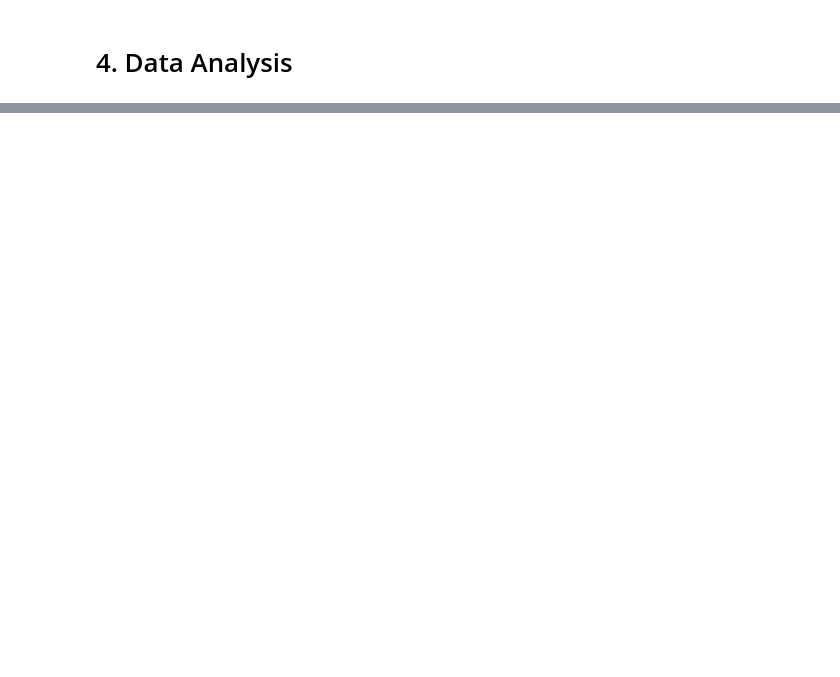
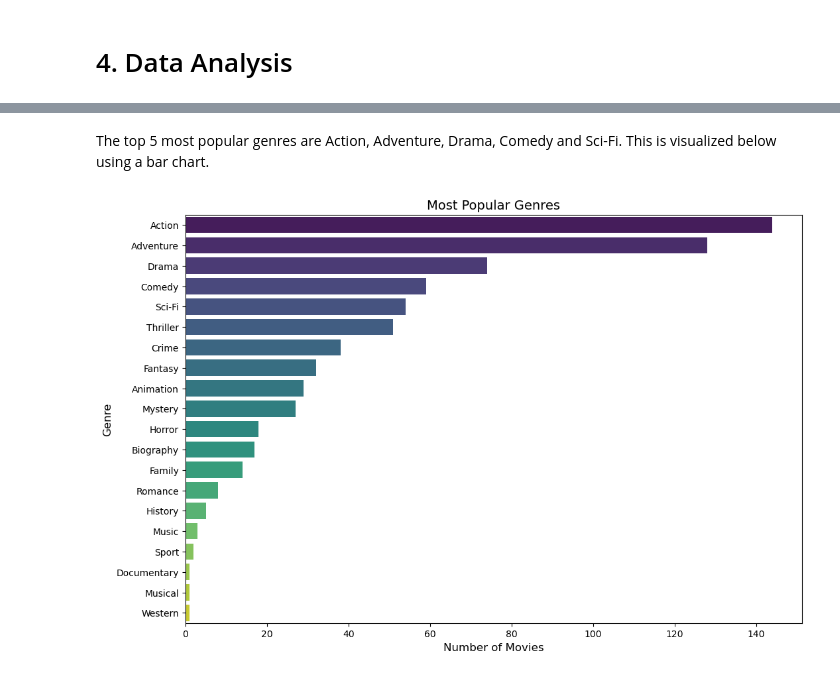
Before and after one commit to Deborah-Okeyo/group-eight-project, a Jupyter notebook: index.ipynb, the cells around one changed output, grey strips where cells are left out. Cells and saved outputs as stored; diff of their text form; code cells hidden in the pictures; blank space fills up the shorter version.

```diff
--- a/index.ipynb
+++ b/index.ipynb
@@ -648,0 +877,51 @@ movies_df = movies.sort_values('year', ascending=False)
+# %% [markdown]
+The top 5 most popular genres are Action, Adventure, Drama, Comedy and Sci-Fi. This is visualized below using a bar chart.
+# %%
+
+
+# Data preparation
+data = [
+    ('Action', 144),
+    ('Adventure', 128),
+    ('Drama', 74),
+    ('Comedy', 59),
+    ('Sci-Fi', 54),
+    ('Thriller', 51),
+    ('Crime', 38),
+    ('Fantasy', 32),
+    ('Animation', 29),
+    ('Mystery', 27),
+    ('Horror', 18),
+    ('Biography', 17),
+    ('Family', 14),
+    ('Romance', 8),
+    ('History', 5),
+    ('Music', 3),
+    ('Sport', 2),
+    ('Documentary', 1),
+    ('Musical', 1),
+    ('Western', 1)
+]
+
+# Convert data into DataFrame
+df = pd.DataFrame(data, columns=['Genre', 'Number_of_Movies'])
+
+# Sort DataFrame by Number_of_Movies in descending order
+df = df.sort_values(by='Number_of_Movies', ascending=False)
+
+# Plot creation
+fig, ax = plt.subplots(figsize=(12, 8))
+sns.barplot(x='Number_of_Movies', y='Genre', data=df, ax=ax, palette='viridis')
+
+# Customizing the plot
+ax.set_title('Most Popular Genres', fontsize=14)
+ax.set_xlabel("Number of Movies", fontsize=12)
+ax.set_ylabel("Genre", fontsize=12)
+
+# Save the plot
+fig.savefig('Most_Popular_Genres.png')
+
+# Show the plot
+plt.show()
+# %% [output]
+[figure, added]
```
Also changed, not shown: parts of 14 cells of this notebook.
